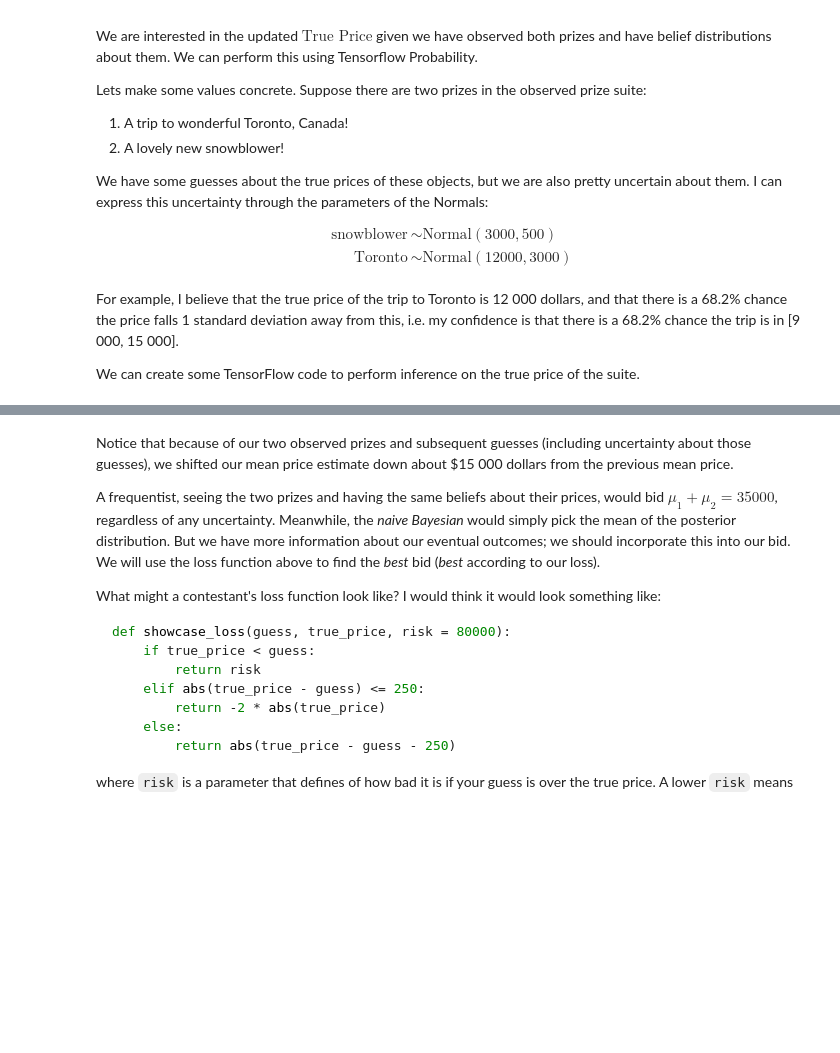
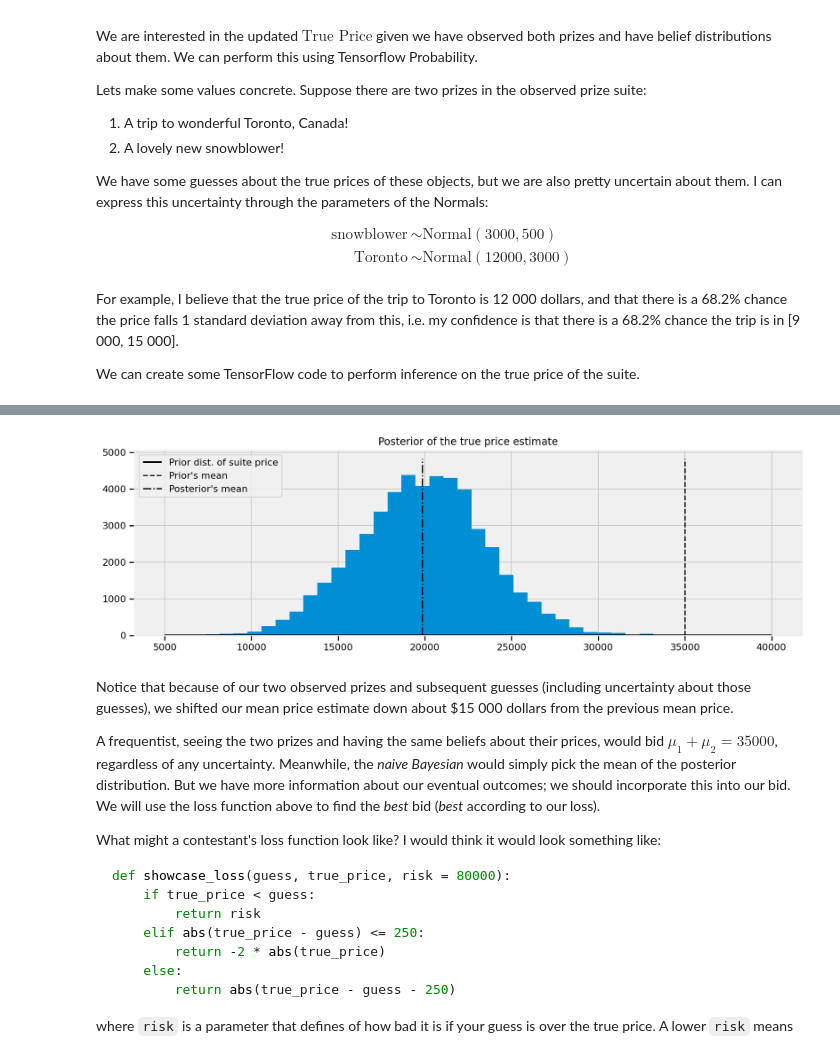
Before and after one commit to polars-stats/PPBMH, a Jupyter notebook: Chapter_5.ipynb, the cells around one changed output, grey strips where cells are left out. Cells and saved outputs as stored; diff of their text form; code cells hidden in the pictures; blank space fills up the shorter version.

```diff
--- a/Chapter_5.ipynb
+++ b/Chapter_5.ipynb
@@ -337,18 +340,20 @@ print("posterior_price_predictive_sample trace:\n   ", posterior_price_predictiv
 # %%
 plt.figure(figsize(12.5, 4))
-prices = linspace(start = 5000., stop = 40000., num = 35000)
+prices = linspace(5000., 40000., 35000)
 prior = Normal(loc = 35000., scale = 7500.).prob(prices)
 
 plt.plot(prices, prior, c = 'k', lw = 2,
          label = "Prior dist. of suite price")
 
 hist = plt.hist(posterior_price_predictive_samples, bins = 35, histtype = 'stepfilled')
 plt.title("Posterior of the true price estimate")
 plt.vlines(loc_prior, 0, 1.1 * max(hist[0]), label = "Prior's mean",
            linestyles = '--')
 plt.vlines(mean(posterior_price_predictive_samples), 0, 1.1 * max(hist[0]),
            label = "Posterior's mean", linestyles = '-.')
 plt.legend(loc = 'upper left');
+# %% [output]
+[figure, added]
 # %% [markdown]
 Notice that because of our two observed prizes and subsequent guesses (including uncertainty about those guesses), we shifted our mean price estimate down about $15 000 dollars from the previous mean price.
 
```
Also changed, not shown: parts of 9 cells of this notebook.
